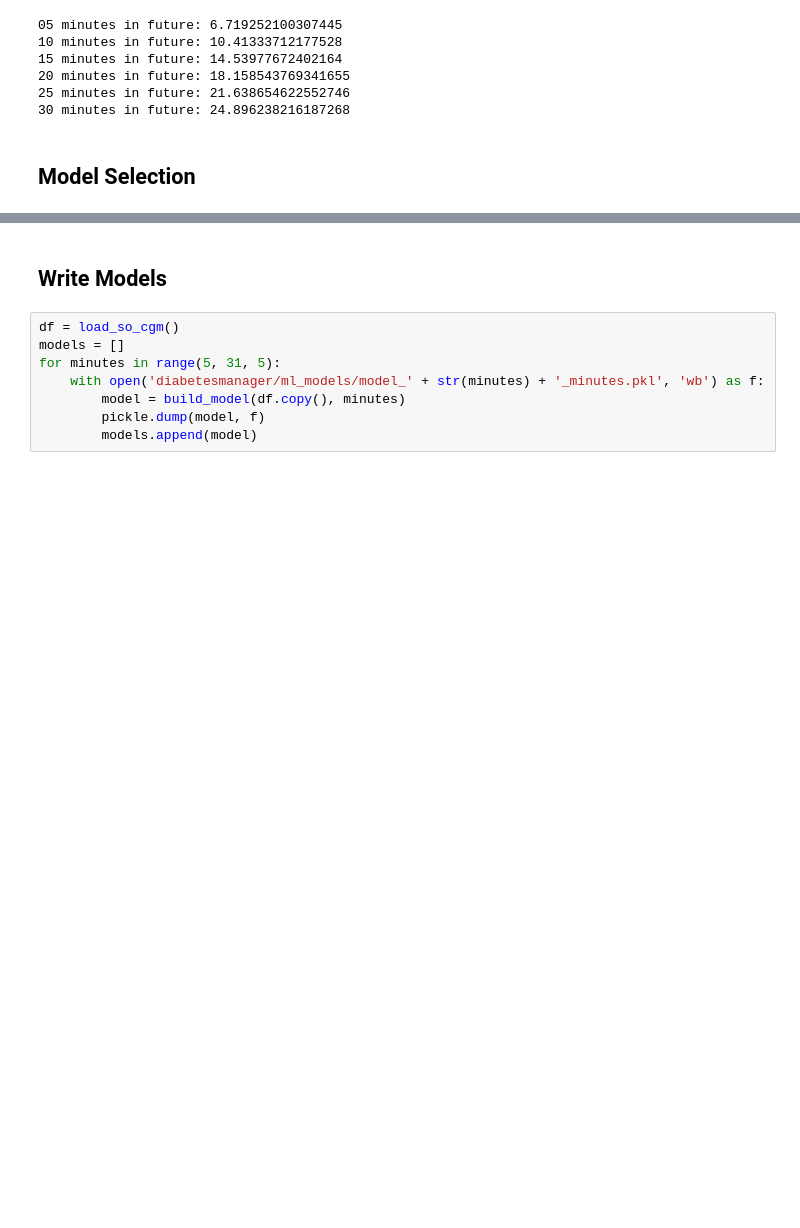
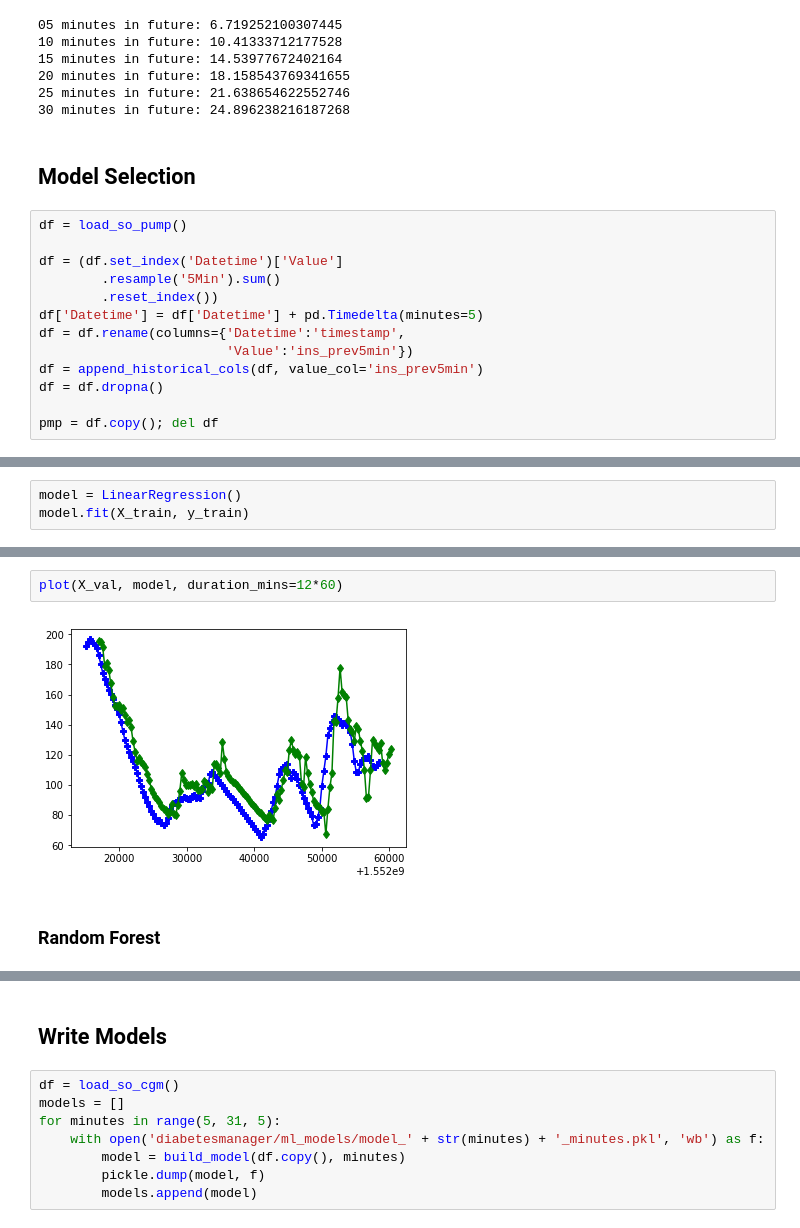
Before and after one commit to diabetes-manager/data-science, a Jupyter notebook: notebook.ipynb, the cells around one changed output, grey strips where cells are left out. Saved outputs shown, nothing was run; the diff lists cells and outputs as text; blank space fills up the shorter version.

Commit message:
add models

```diff
--- a/notebook.ipynb
+++ b/notebook.ipynb
@@ -156,6 +195,19 @@ for minute in range(5, 31, 5):
 30 minutes in future: 24.896238216187268
 # %% [markdown]
 ## Model Selection
+# %%
+df = load_so_pump()
+
+df = (df.set_index('Datetime')['Value']
+        .resample('5Min').sum()
+        .reset_index())
+df['Datetime'] = df['Datetime'] + pd.Timedelta(minutes=5)
+df = df.rename(columns={'Datetime':'timestamp',
+                        'Value':'ins_prev5min'})
+df = append_historical_cols(df, value_col='ins_prev5min')
+df = df.dropna()
+
+pmp = df.copy(); del df
 # %%
 df = load_so_cgm()
 df = resample(df, freq='5Min')
@@ -173,0 +230,3 @@ test size: 20293
+# %%
+model = LinearRegression()
+model.fit(X_train, y_train)
@@ -173,0 +262,6 @@ test size: 20293
+# %%
+plot(X_val, model, duration_mins=12*60)
+# %% [output]
+[figure, added]
+# %% [markdown]
+### Random Forest
```
Also changed, not shown: parts of 25 cells of this notebook.
